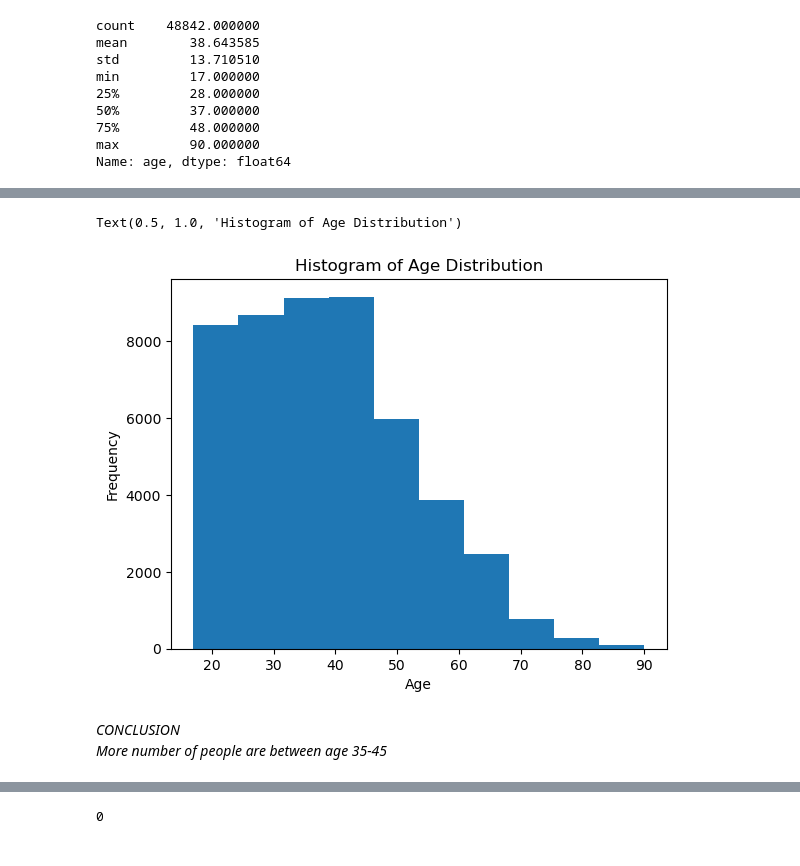
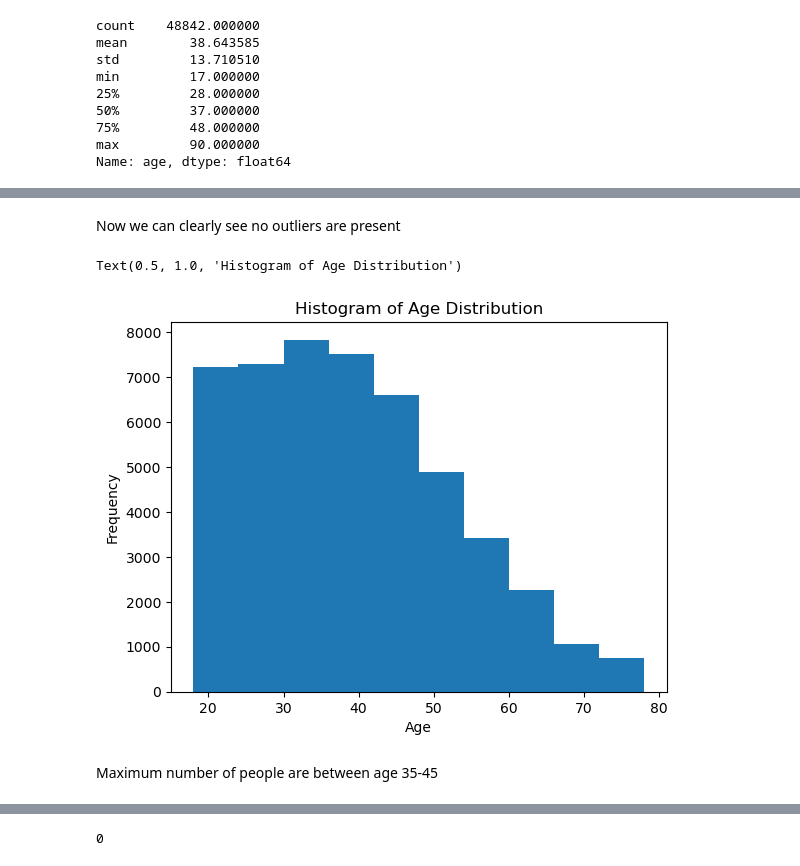
Before and after one commit to taleyahusn21/ExploratoryDataAnalysis, a Jupyter notebook: Assignment EDA- updated.ipynb, the cells around one changed output, grey strips where cells are left out. Cells and saved outputs as stored; diff of their text form; code cells hidden in the pictures.

Commit message:
Handled the outliers in the age column

```diff
--- a/Assignment EDA- updated.ipynb
+++ b/Assignment EDA- updated.ipynb
@@ -30,0 +41,5 @@ Name: age, dtype: float64
+# %%
+percentile25= df['age'].quantile(0.25)
+percentile75= df['age'].quantile(0.75)
+# %%
+IQR = percentile75- percentile25
@@ -30,0 +50,3 @@ Name: age, dtype: float64
+# %%
+upperlimit = percentile75 + 1.5 * IQR
+lowerlimit = percentile75 - 1.5 * IQR
@@ -30,0 +96,5 @@ Name: age, dtype: float64
+# %%
+#handling outliers using capping
+new_df=df.copy()
+new_df['age']=np.where(new_df['age']>upperlimit, upperlimit,
+                       np.where(new_df['age']<lowerlimit,lowerlimit,new_df['age']))
@@ -31,12 +112,13 @@ Name: age, dtype: float64
+# %% [markdown]
+Now we can clearly see no outliers are present
 # %%
-df['age'].plot(kind='hist')
+new_df['age'].plot(kind='hist')
 plt.xlabel('Age')
 plt.ylabel('Frequency')
 plt.title('Histogram of Age Distribution')
 # %% [output]
 Text(0.5, 1.0, 'Histogram of Age Distribution')
-[figure, old version]
+[figure, new version]
 # %% [markdown]
-*CONCLUSION*
-<br>*More number of people are between age 35-45*
+Maximum number of people are between age 35-45
 # %%
```
Also changed, not shown: parts of 14 cells of this notebook.
